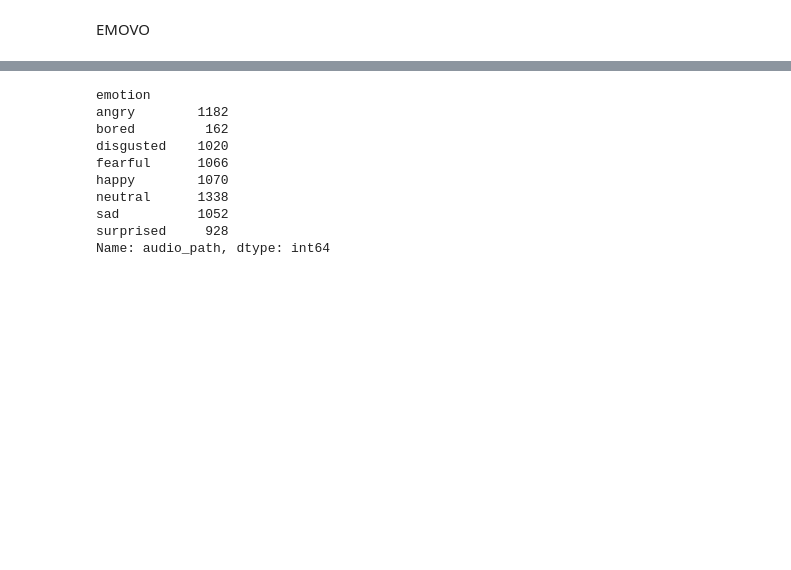
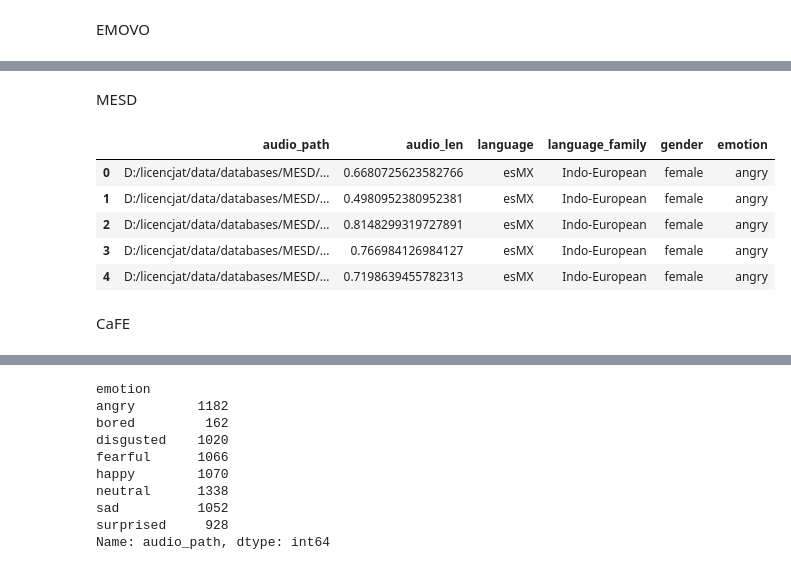
Before and after one commit to ulumulu14/emotion_recognition, a Jupyter notebook: preprocess/preprocess_datasets.ipynb, the cells around one changed output, grey strips where cells are left out. Cells and saved outputs as stored; diff of their text form; code cells hidden in the pictures; blank space fills up the shorter version.

```diff
--- a/preprocess/preprocess_datasets.ipynb
+++ b/preprocess/preprocess_datasets.ipynb
@@ -279,0 +282,45 @@ The syntax of the command is incorrect.
+# %% [markdown]
+MESD
+# %%
+mesd_path = f'{DATA_PATH}/MESD'
+mesd_df = pd.DataFrame(columns=COLUMNS)
+mesd_language = 'esMX'
+mesd_language_family = 'Indo-European'
+
+emotion_map_mesd = {'Anger' : 'angry',
+                    'Disgust' : 'disgusted',
+                    'Fear' : 'fearful',
+                    'Happiness' : 'happy',
+                    'Sadness' : 'sad',
+                    'Neutral' : 'neutral'}
+
+gender_map_mesd = {'M' : 'male',
+                    'F' : 'female'}
+# %%
+for audio_filename in os.listdir(mesd_path):
+    audio_path = f'{mesd_path}/{audio_filename}'
+
+    audio_filename_splitted = audio_filename.split('_')
+    gender = audio_filename_splitted[1]
+
+    if gender == 'M' or gender == 'F':
+        gender = gender_map_mesd[gender]
+        emotion = emotion_map_mesd[audio_filename_splitted[0]]
+
+        audio_file, sr = librosa.load(audio_path)
+        audio_len = str(f'{len(audio_file) / sr}')
+
+        df_row = pd.Series({'audio_path' : audio_path, 'audio_len' : audio_len, 'language' : mesd_language, 'language_family' : mesd_language_family, 'gender': gender, 'emotion' : emotion})
+        mesd_df = mesd_df.append(df_row, ignore_index=True)
+# %%
+mesd_df.to_csv(f'{DF_PATH}/mesd_df.csv')
+mesd_df.head()
+# %% [output]
+|  | audio_path | audio_len | language | language_family | gender | emotion |
+| 0 | D:/licencjat/data/databases/MESD/... | 0.6680725623582766 | esMX | Indo-European | female | angry |
+| 1 | D:/licencjat/data/databases/MESD/... | 0.4980952380952381 | esMX | Indo-European | female | angry |
+| 2 | D:/licencjat/data/databases/MESD/... | 0.8148299319727891 | esMX | Indo-European | female | angry |
+| 3 | D:/licencjat/data/databases/MESD/... | 0.766984126984127 | esMX | Indo-European | female | angry |
+| 4 | D:/licencjat/data/databases/MESD/... | 0.7198639455782313 | esMX | Indo-European | female | angry |
+# %% [markdown]
+CaFE
```
Also changed, not shown: parts of 10 cells of this notebook.
